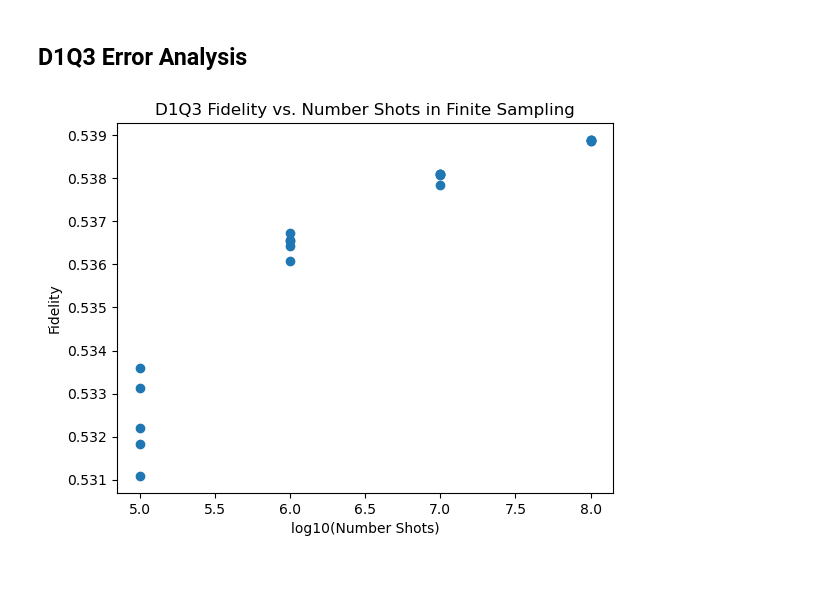
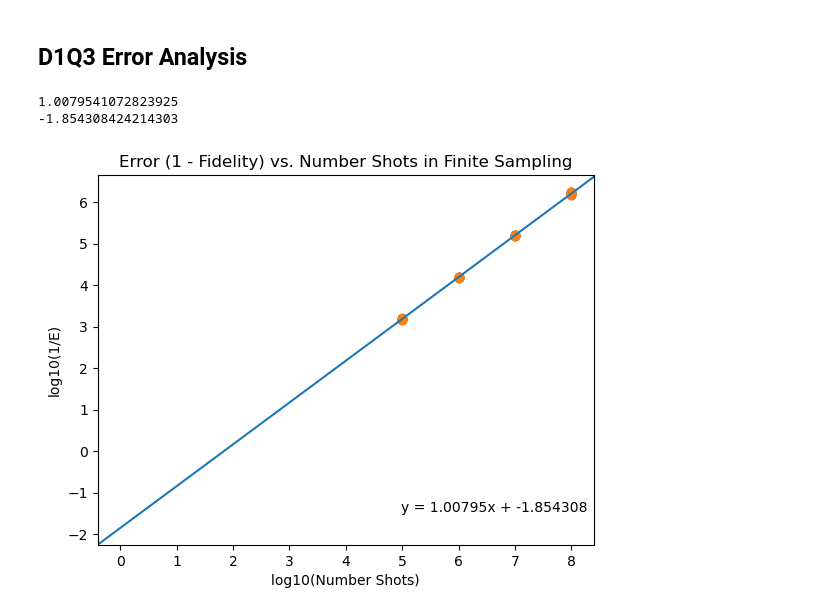
Before and after one commit to comp-physics/QLBM-frugal, a Jupyter notebook: advectionDiffusion/data/D1Q3ErrorAnalysis.ipynb, the cells around one changed output. Saved outputs shown, nothing was run; the diff lists cells and outputs as text; code cells hidden in the pictures; blank space fills up the shorter version.

Commit message:
error vs num shots

```diff
--- a/advectionDiffusion/data/D1Q3ErrorAnalysis.ipynb
+++ b/advectionDiffusion/data/D1Q3ErrorAnalysis.ipynb
@@ -30,21 +30,39 @@ for power, iteration in keys:
 
     counts_sv = counts_to_statevector(counts)
 
-    fid = state_fidelity(counts_sv, expected_sv)
+    counts_abs = np.abs(np.array(counts_sv))
+    expected_abs = np.abs(np.array(expected_sv))
+
+    fid = counts_abs.dot(expected_abs)
 
     fidelity_keys.append(power)
     fidelity_values.append(fid)
-# %%
-x = fidelity_keys
-y = fidelity_values
-
-plt.close('all')
-plt.xlabel("log10(Number Shots)")
-plt.ylabel("Fidelity")
-plt.title(f"D1Q3 Fidelity vs. Number Shots in Finite Sampling")
-
-plt.scatter(x, y)
-
-plt.show()
-# %% [output]
-[figure, removed]
+# %%
+x = fidelity_keys
+y = [math.log10(1 / (1 - i)) for i in fidelity_values]
+
+fig, ax = plt.subplots()
+
+m, b = np.polyfit(x, y, deg=1)
+
+print(m)
+print(b)
+
+
+ax.scatter(x, y)
+ax.ticklabel_format(useOffset=False)
+plt.axline(xy1=(0, b), slope=m, label=f'$y = {m:.1f}x {b:+.1f}$')
+plt.text(0.8, 0.1,'y = 1.00795x + -1.854308', horizontalalignment='center',
+     verticalalignment='center',
+     transform=ax.transAxes)
+plt.xlabel("log10(Number Shots)")
+plt.ylabel("log10(1/E)")
+plt.title(f"Error (1 - Fidelity) vs. Number Shots in Finite Sampling")
+
+plt.scatter(x, y)
+
+plt.show()
+# %% [output]
+1.0079541072823925
+-1.854308424214303
+[figure, added]
```
Also changed, not shown: 5 other files.
